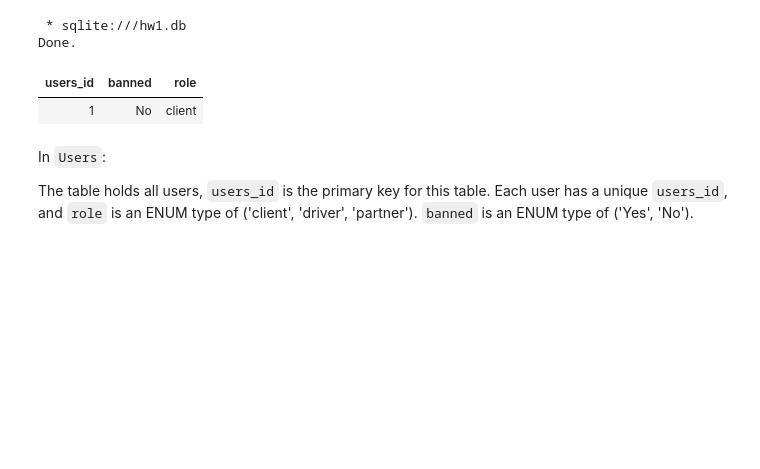
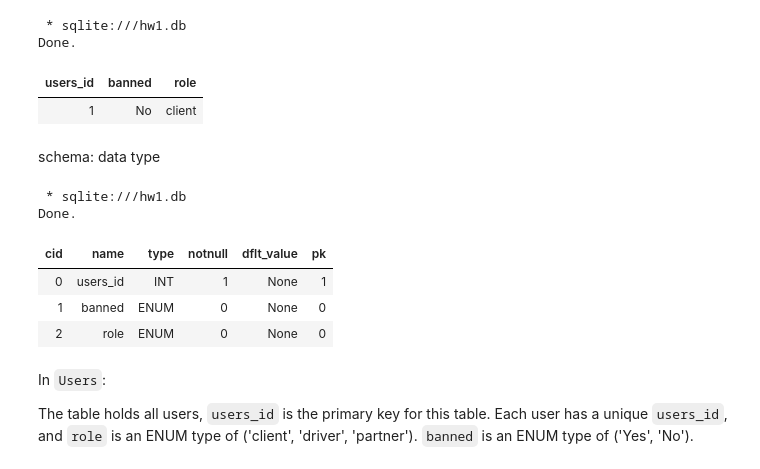
Before and after one commit to Crepdo/CS186_Database-Systems, a Jupyter notebook: HW1c_SQL/HW1_coding.ipynb, the cells around one changed output. Drawn from its saved outputs; the diff is of its cells as text; code cells hidden in the pictures; blank space fills up the shorter version.

```diff
--- a/HW1c_SQL/HW1_coding.ipynb
+++ b/HW1c_SQL/HW1_coding.ipynb
@@ -399,6 +465,18 @@ Limit 1;
 Done.
 | users_id | banned | role |
 | 1 | No | client |
+# %% [markdown]
+schema: data type
+# %%
+%%sql
+PRAGMA table_info(Users);
+# %% [output]
+ * sqlite:///hw1.db
+Done.
+| cid | name | type | notnull | dflt_value | pk |
+| 0 | users_id | INT | 1 | None | 1 |
+| 1 | banned | ENUM | 0 | None | 0 |
+| 2 | role | ENUM | 0 | None | 0 |
 # %% [markdown]
 In `Users`:
 
```
Also changed, not shown: parts of 17 cells of this notebook.
